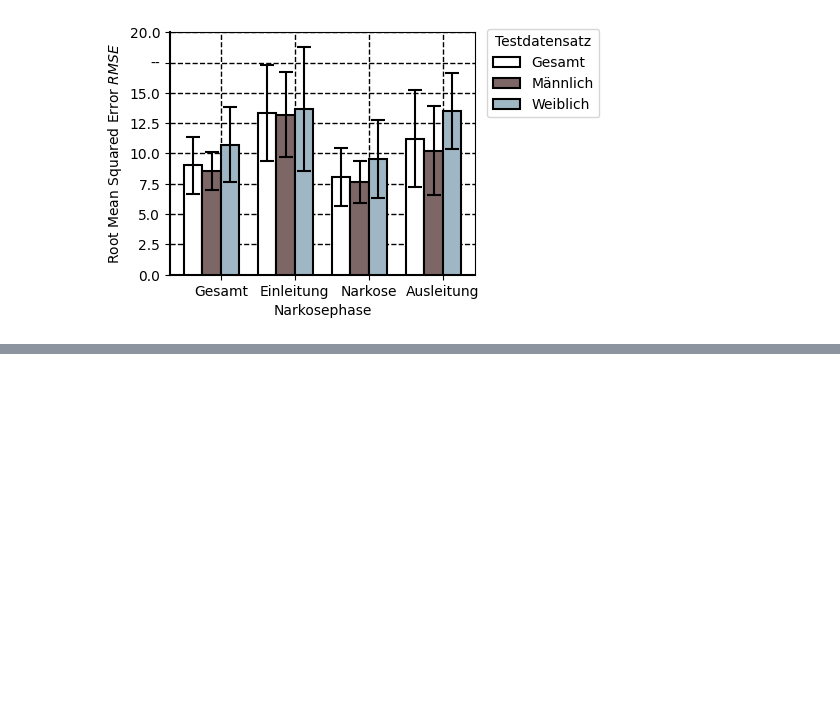
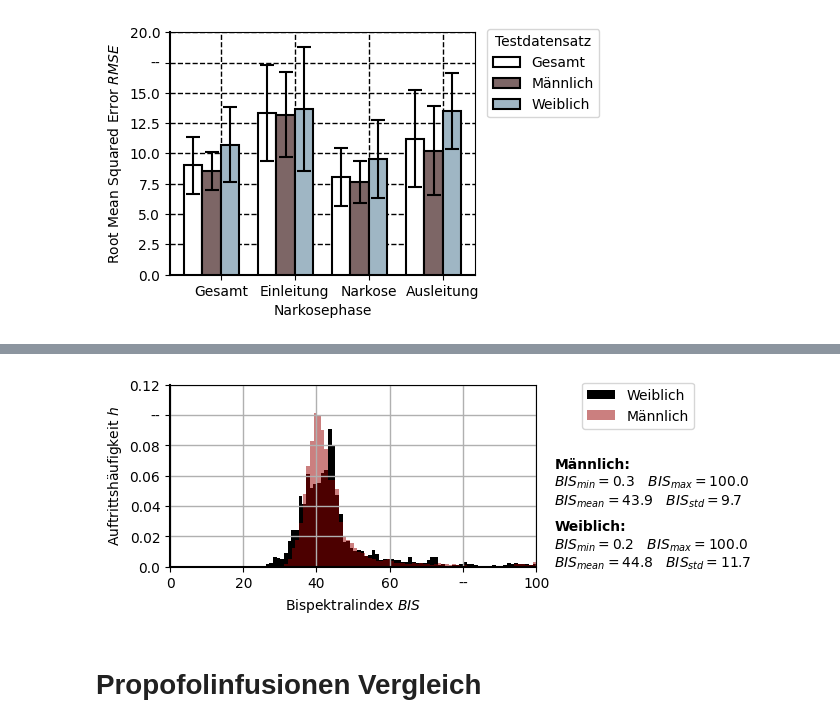
Before and after one commit to naderinho/anesthesia_anomaly_detection, a Jupyter notebook: 07_eval_vpropnn.ipynb, the cells around one changed output, grey strips where cells are left out. Cells and saved outputs as stored; diff of their text form; code cells hidden in the pictures; blank space fills up the shorter version.

```diff
--- a/07_eval_vpropnn.ipynb
+++ b/07_eval_vpropnn.ipynb
@@ -383,0 +503,80 @@ plt.show()
+# %%
+timefilter_m = (y_pred[m_index_test] == 0.0).flatten()
+timefilter_f = (y_pred[f_index_test] == 0.0).flatten()
+
+y_pred_m = y_pred[m_index_test].flatten()
+y_pred_m[timefilter_m] = np.nan
+
+y_pred_f = y_pred[f_index_test].flatten()
+y_pred_f[timefilter_f] = np.nan
+
+# Colors
+color1 = (0, 0, 0)
+color2 = (1, 1, 1)
+color3 = (159/255, 182/255, 196/255)
+color4 = (125/255, 102/255, 102/255)
+color5 = (153/255, 0, 0)
+
+plt.figure(figsize=(12/2.54, 6/2.54))
+plt.rcParams['font.size'] = 10
+
+plt.hist(y_pred_f, bins=100, density=True, color=color1, label='Weiblich')
+plt.hist(y_pred_m, bins=100, density=True, color=color5, label='Männlich', alpha=0.5)
+
+
+plt.xlabel('Bispektralindex $BIS$')
+plt.ylabel('Auftrittshäufigkeit $h$')
+plt.legend(loc='upper right', bbox_to_anchor=(1.45, 1.05))
+
+
+# Axis settings
+ax = plt.gca()
+ax.spines['left'].set_linewidth(1.5)
+ax.spines['bottom'].set_linewidth(1.5)
+
+ax.set_ylim(bottom=0)
+ax.set_xlim(left=0, right=100)
+
+# Einheiten auf x-Achse
+xunit = '--'
+ticks = ax.get_xticks()
+ticks = [int(tick) for tick in ticks]
+ticks_with_units = [xunit if i == len(ticks) - 2 else ticks[i] for i in range(len(ticks))]
+ax.set_xticks(ticks)
+ax.set_xticklabels(ticks_with_units)
+
+# Einheiten auf y-Achse
+yunit = '--'
+ticks = ax.get_yticks()
+ticks = [float('{:.3f}'.format(tick)) for tick in ticks]
+ticks_with_units = [yunit if i == len(ticks) - 2 else ticks[i] for i in range(len(ticks))]
+ax.set_yticks(ticks)
+ax.set_yticklabels(ticks_with_units)
+
+plt.grid(True, linewidth=1.0)
+
+pred_max = np.nanmax(y_pred_m)
+pred_min = np.nanmin(y_pred_m)
+pred_mean = np.nanmean(y_pred_m)
+pred_std = np.nanstd(y_pred_m)
+
+ground_max = np.nanmax(y_pred_f)
+ground_min = np.nanmin(y_pred_f)
+ground_mean = np.nanmean(y_pred_f)
+ground_std = np.nanstd(y_pred_f)
+
+t = 105
+
+plt.text(t, 0.065, s='Männlich:', fontweight='bold')
+plt.text(t, 0.053, s='$BIS_{min}  = $' + '${:.1f}$'.format(pred_min)  + '$\quad BIS_{max} = $' + '${:.1f}$'.format(pred_max))
+plt.text(t, 0.041, s='$BIS_{mean} = $' + '${:.1f}$'.format(pred_mean) + '$\quad BIS_{std} = $' + '${:.1f}$'.format(pred_std))
+
+plt.text(t, 0.024, s='Weiblich:', fontweight='bold')
+plt.text(t, 0.012, s='$BIS_{min}  = $' + '${:.1f}$'.format(ground_min)  + '$\quad BIS_{max} = $' + '${:.1f}$'.format(ground_max))
+plt.text(t, 0.000, s='$BIS_{mean} = $' + '${:.1f}$'.format(ground_mean) + '$\quad BIS_{std} = $' + '${:.1f}$'.format(ground_std))
+
+plt.savefig('test.pdf', bbox_inches='tight', pad_inches=0.2, format='pdf')
+# %% [output]
+[figure, added]
+# %% [markdown]
+# Propofolinfusionen Vergleich
```
Also changed, not shown: parts of 28 cells of this notebook, 7 other files.
